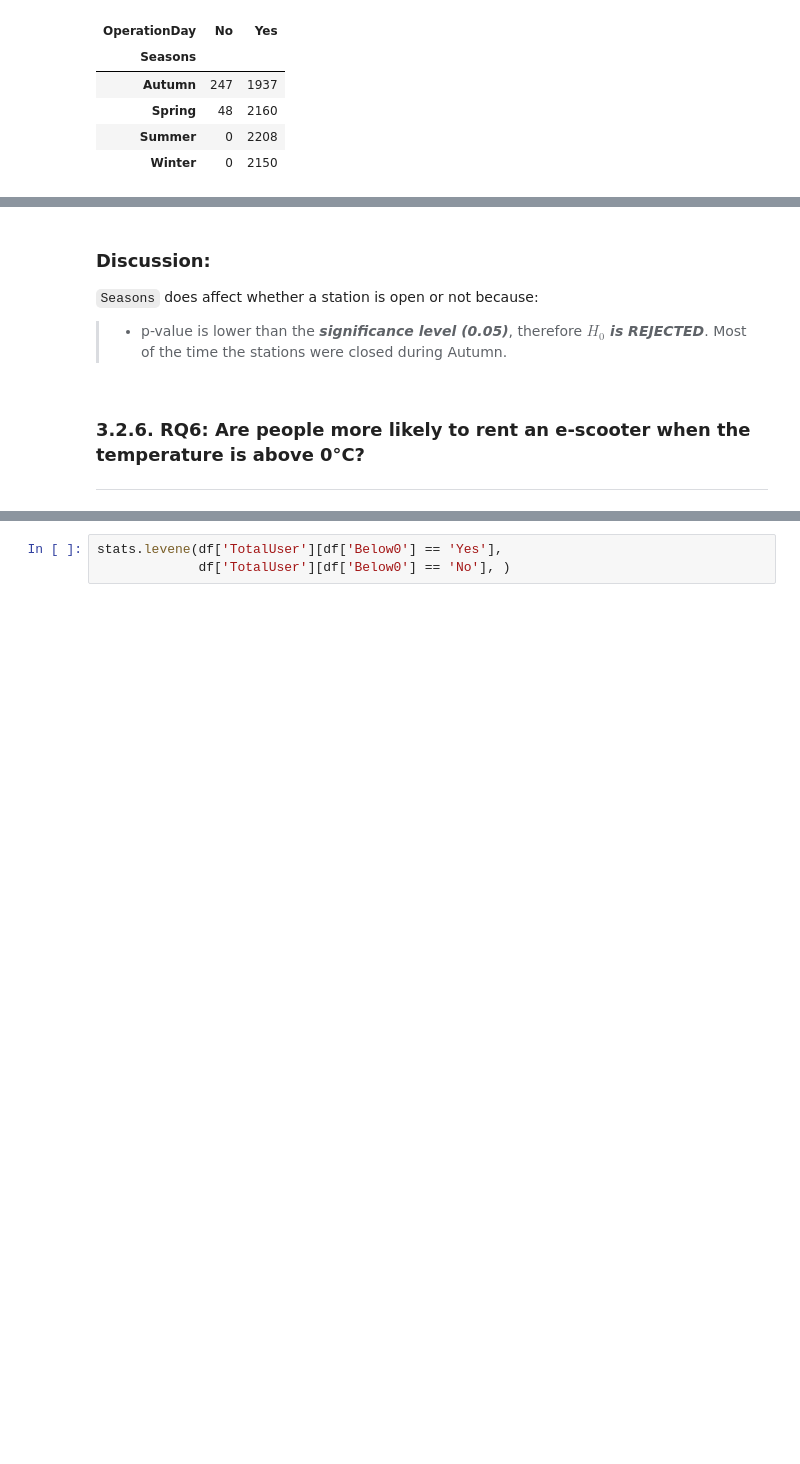
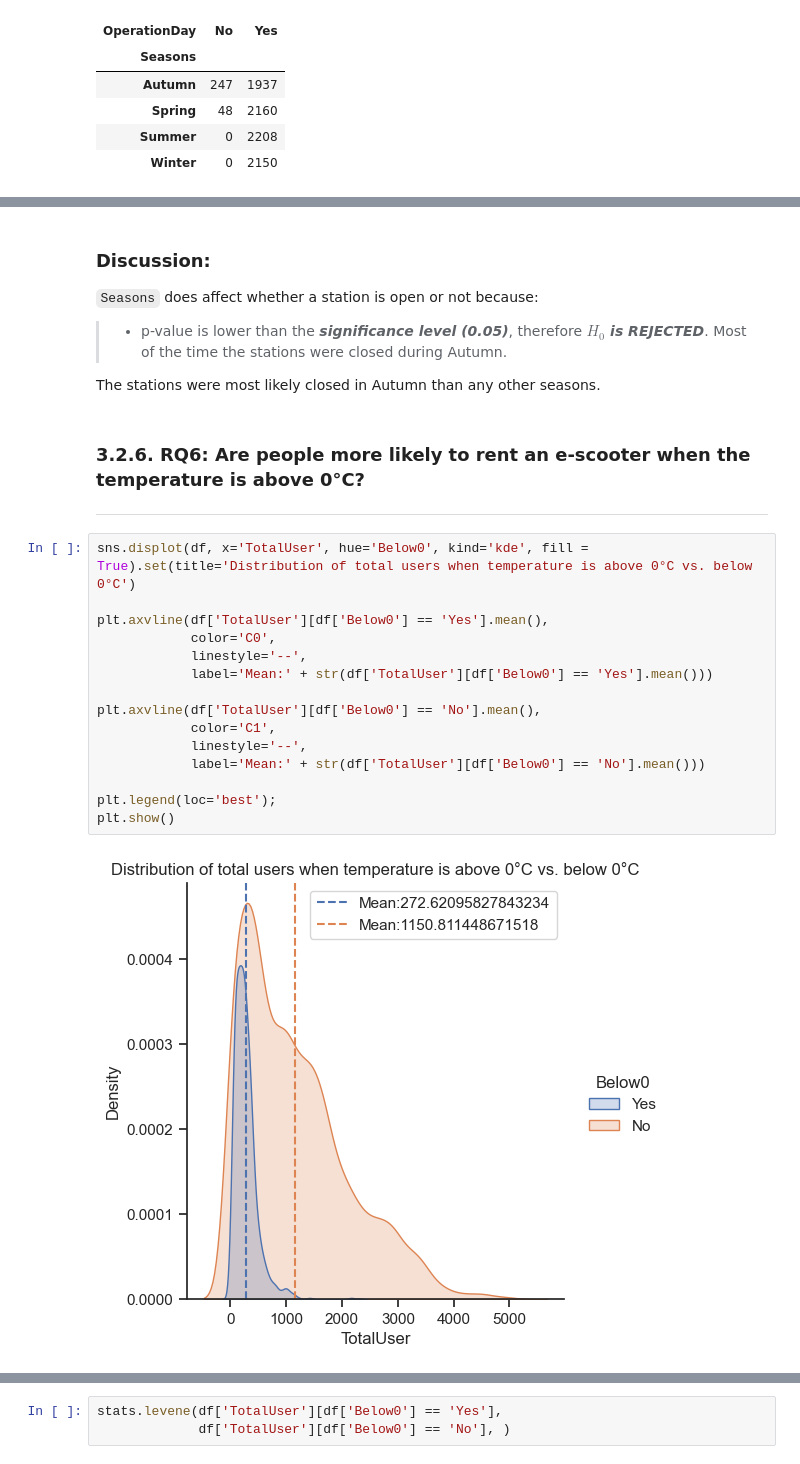
Before and after one commit to ChauHuynh1/Station_analysis, a Jupyter notebook: ResearchMethod.ipynb, the cells around one changed output, grey strips where cells are left out. Drawn from its saved outputs; the diff is of its cells as text; blank space fills up the shorter version.

```diff
--- a/ResearchMethod.ipynb
+++ b/ResearchMethod.ipynb
@@ -1211,9 +1237,28 @@ stats.chi2_contingency(chi2table)
 ### Discussion:
 `Seasons` does affect whether a station is open or not because:
 > - p-value is lower than the ***significance level (0.05)***, therefore ***$H_0$ is REJECTED***. Most of the time the stations were closed during Autumn.
+
+The stations were most likely closed in Autumn than any other seasons.
 # %% [markdown]
 <a id="3.2.6"></a>
 ### 3.2.6.  RQ6: Are people more likely to rent an e-scooter when the temperature is above 0°C?
 ****
+# %%
+sns.displot(df, x='TotalUser', hue='Below0', kind='kde', fill = True).set(title='Distribution of total users when temperature is above 0°C vs. below 0°C')
+
+plt.axvline(df['TotalUser'][df['Below0'] == 'Yes'].mean(),
+            color='C0',
+            linestyle='--',
+            label='Mean:' + str(df['TotalUser'][df['Below0'] == 'Yes'].mean()))
+
+plt.axvline(df['TotalUser'][df['Below0'] == 'No'].mean(),
+            color='C1',
+            linestyle='--',
+            label='Mean:' + str(df['TotalUser'][df['Below0'] == 'No'].mean()))
+
+plt.legend(loc='best');
+plt.show()
+# %% [output]
+[figure, added]
 # %% [markdown]
 ### Levene's Test for Homogeneity of Variance
```
Also changed, not shown: parts of 66 cells of this notebook, 1 other file.
